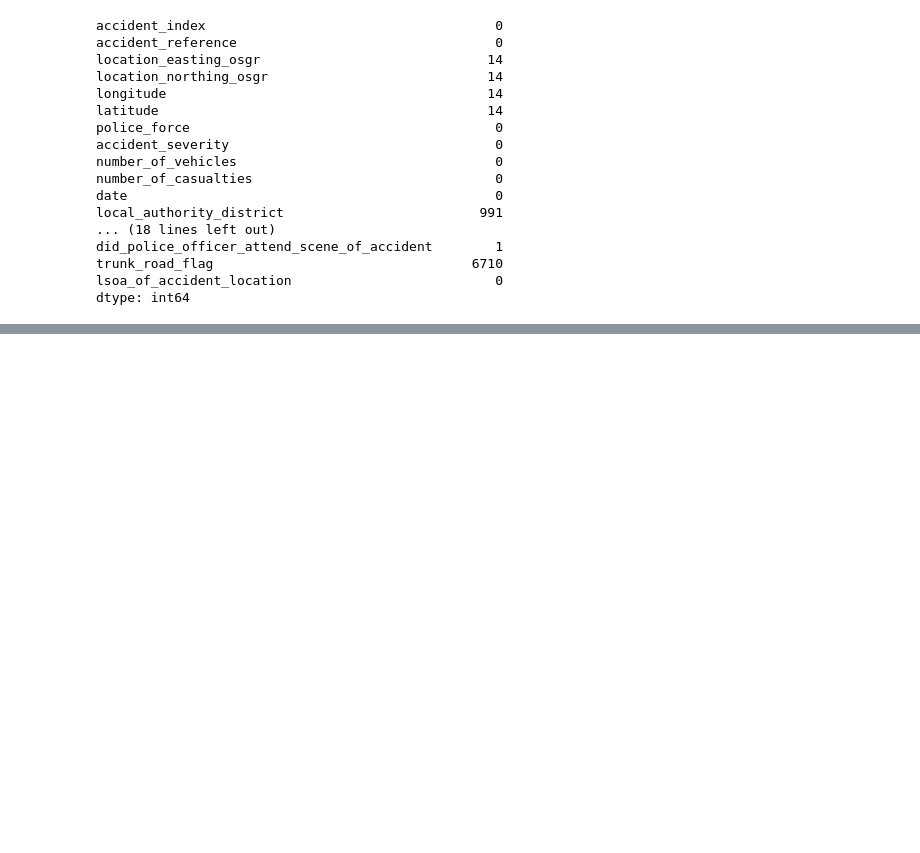
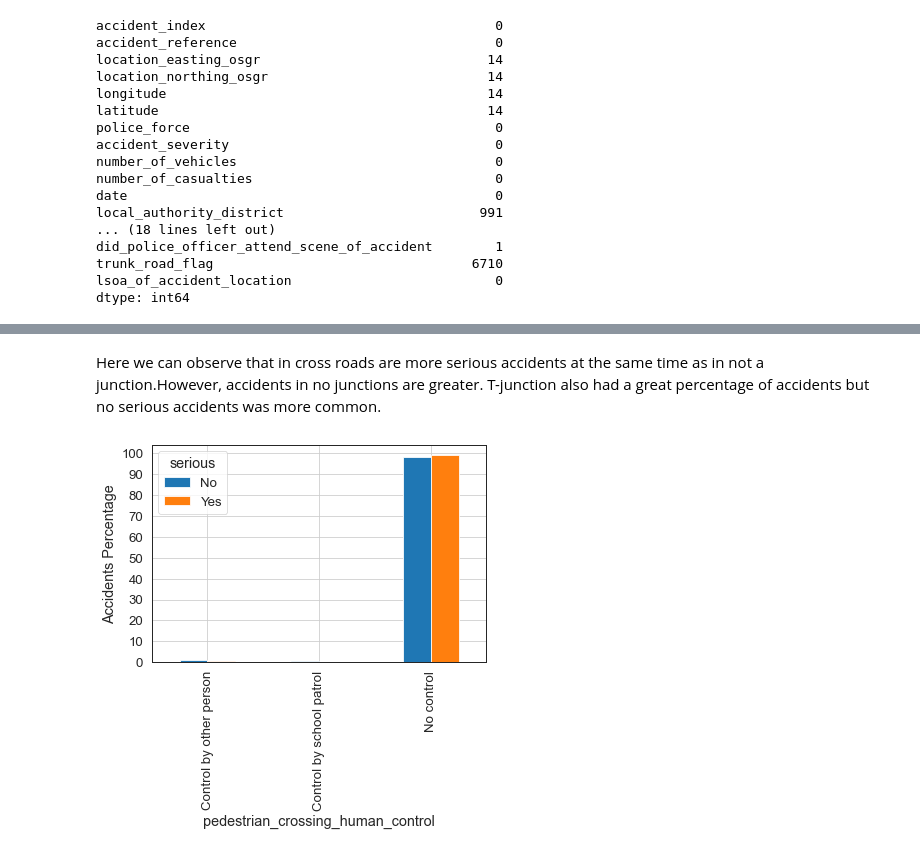
Before and after one commit to vivianetrindade/data_analysis_car_accidents, a Jupyter notebook: high fatality accidents/accidents.ipynb, the cells around one changed output, grey strips where cells are left out. Drawn from its saved outputs; the diff is of its cells as text; code cells hidden in the pictures; blank space fills up the shorter version.

```diff
--- a/high fatality accidents/accidents.ipynb
+++ b/high fatality accidents/accidents.ipynb
@@ -424,0 +440,8 @@ def plot_features(column):
+# %% [markdown]
+Here we can observe that in cross roads are more serious accidents at the same time as in not a junction.However, accidents
+in no junctions are greater. T-junction also had a great percentage of accidents but no serious accidents was more common.
+# %%
+# analize pedestrian crossing
+plot_features('pedestrian_crossing_human_control')
+# %% [output]
+[figure, added]
```
Also changed, not shown: parts of 20 cells of this notebook.
